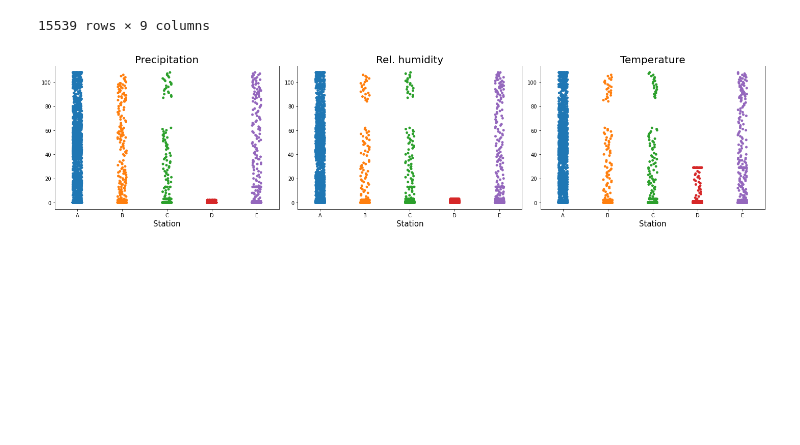
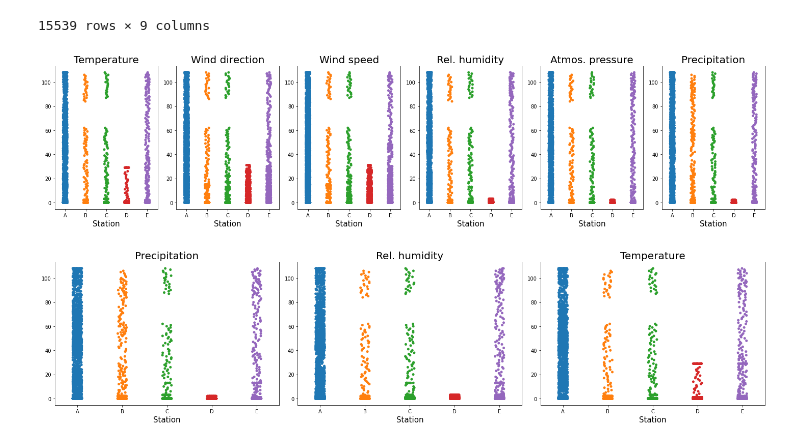
Before and after one commit to Jerwin87/ML-Project-1, a Jupyter notebook: eda_extra.ipynb, the cells around one changed output. Cells and saved outputs as stored; diff of their text form; code cells hidden in the pictures; blank space fills up the shorter version.

```diff
--- a/eda_extra.ipynb
+++ b/eda_extra.ipynb
@@ -11,15 +15,13 @@ from files.preprocessing import *
 # %%
-data_raw=pd.read_csv("./data/Train.csv")
-meta=pd.read_csv("./data/airqo_metadata.csv")
+def replace_nan(x):
+        if x==" ":
+            return np.nan
+        else:
+            return float(x)
+
 
 data_less_raw = data_raw.copy()
 
-def replace_nan(x):
-        if x==" ":
-            return np.nan
-        else :
-            return float(x)
-features=["temp","precip","rel_humidity","wind_dir","wind_spd","atmos_press"]
-for feature in features :
-    data_less_raw[feature]=data_less_raw[feature].apply(lambda x: [ replace_nan(X) for X in x.replace("nan"," ").split(",")])
+for feature in features_pretty.keys():
+    data_less_raw[feature] = data_less_raw[feature].apply(lambda x: [replace_nan(X) for X in x.replace("nan", " ").split(",")])
 # %%
@@ -192,9 +193,7 @@ plt.savefig('images/mean_precip_per_station.jpg');
 # %%
 nans_per_obs = data_less_raw.copy()
 
-features = ['temp', 'wind_dir', 'wind_spd', 'rel_humidity', 'atmos_press', 'precip']
-
-for feature in features :
+for feature in features_pretty.keys():
     nans_per_obs[feature]=nans_per_obs[feature].apply(lambda x: np.count_nonzero(np.isnan(x)))
 # %%
 nans_per_obs
@@ -212,4 +211,15 @@ nans_per_obs
 | 15537 | ID_train_9998 | D | 0 | 0 | 0 | 0 | 0 | 0 | 41.720952 |
 | 15538 | ID_train_9999 | C | 0 | 0 | 0 | 0 | 0 | 0 | 127.983333 |
 15539 rows × 9 columns
+# %%
+fig, ax = plt.subplots(1, len(features_pretty.keys()), figsize=(20,5))
+for i, f in enumerate(features_pretty.keys()):
+    sns.stripplot(data=nans_per_obs, x='location', y=f, order=station_order, ax=ax[i])
+    ax[i].set_title(features_pretty.keys()[f], fontsize=20)
+    ax[i].set_xlabel('Station', fontsize=15)
+    ax[i].set_ylabel('')
+# fig.suptitle('Missing Values in Observation', fontsize=30)
+fig.tight_layout()
+# %% [output]
+[figure, added]
 # %%
```
Also changed, not shown: parts of 6 cells of this notebook.
